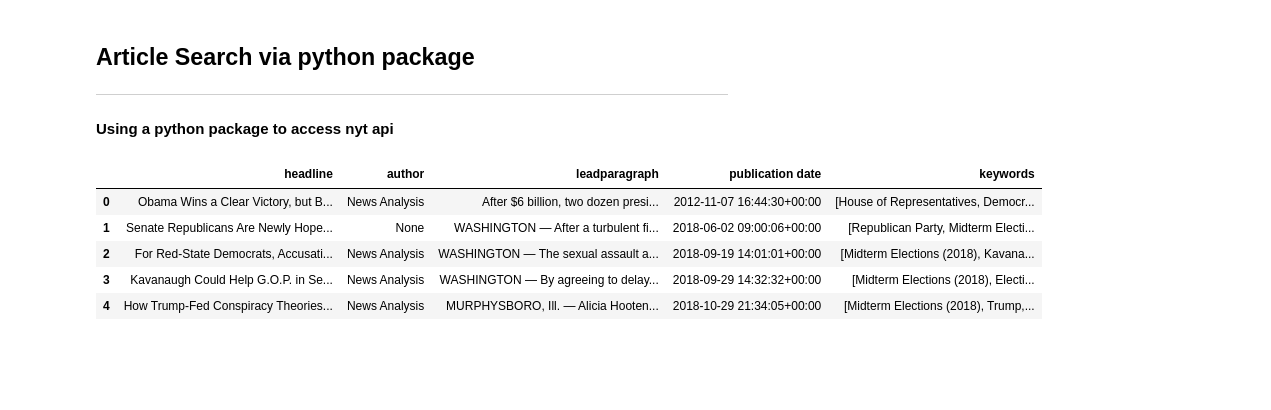
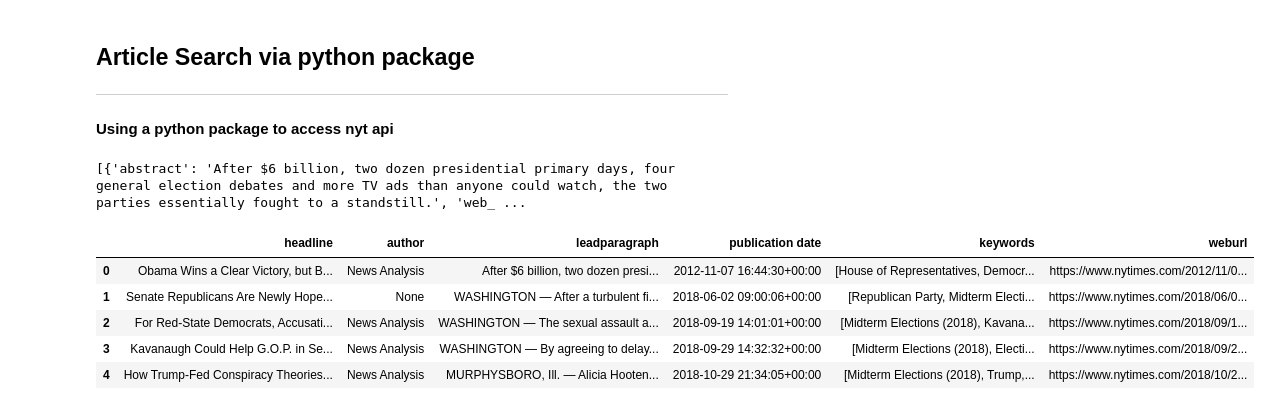
Before and after one commit to luistnrt/Natural-Language-Processing, a Jupyter notebook: nlp_article_archive.ipynb, the cells around one changed output. Saved outputs shown, nothing was run; the diff lists cells and outputs as text; code cells hidden in the pictures; blank space fills up the shorter version.

```diff
--- a/nlp_article_archive.ipynb
+++ b/nlp_article_archive.ipynb
@@ -131,9 +131,9 @@ articles = nyt.article_search(
         "sort": "oldest",
         "sources": [
             "New York Times",
-            #"AP",
-            #"Reuters",
-            #"International Herald Tribune"
+            "AP",
+            "Reuters",
+            "International Herald Tribune"
         ],
         "news_desk": [
             "Politics"
@@ -145,25 +145,28 @@ articles = nyt.article_search(
 )
 
 print(articles)
+# %% [output]
+[{'abstract': 'After $6 billion, two dozen presidential primary days, four general election debates and more TV ads than anyone could watch, the two parties essentially fought to a standstill.', 'web_ ...
 # %%
 # for each of the articles in the list, get the information that is stored in a nested dictionary:
 headline = map(lambda x: x["headline"]["main"], articles)
 author = map(lambda x: x["headline"]["kicker"], articles)
 leadparagraph = map(lambda x: x["lead_paragraph"], articles)
 pubdate = map(lambda x: x["pub_date"], articles)
+weburl = map(lambda x: x["web_url"],articles)
 
 # since keywords are a branch down in the nested dictionary, we need to add an additional for loop to collect all keywords:
 keywords = map(lambda x:list(i["value"] for i in x["keywords"]), articles)
 # %%
 import pandas as pd
 data={'headline': list(headline), 'author': list(author), 'leadparagraph':list(leadparagraph),
-     'publication date': list(pubdate), "keywords": list(keywords)}
+     'publication date': list(pubdate), "keywords": list(keywords),"weburl":list(weburl)}
 df = pd.DataFrame(data)
 df.head()
 # %% [output]
-|  | headline | author | leadparagraph | publication date | keywords |
-| 0 | Obama Wins a Clear Victory, but B... | News Analysis | After $6 billion, two dozen presi... | 2012-11-07 16:44:30+00:00 | [House of Representatives, Democr... |
-| 1 | Senate Republicans Are Newly Hope... | None | WASHINGTON — After a turbulent fi... | 2018-06-02 09:00:06+00:00 | [Republican Party, Midterm Electi... |
-| 2 | For Red-State Democrats, Accusati... | News Analysis | WASHINGTON — The sexual assault a... | 2018-09-19 14:01:01+00:00 | [Midterm Elections (2018), Kavana... |
-| 3 | Kavanaugh Could Help G.O.P. in Se... | News Analysis | WASHINGTON — By agreeing to delay... | 2018-09-29 14:32:32+00:00 | [Midterm Elections (2018), Electi... |
-| 4 | How Trump-Fed Conspiracy Theories... | News Analysis | MURPHYSBORO, Ill. — Alicia Hooten... | 2018-10-29 21:34:05+00:00 | [Midterm Elections (2018), Trump,... |
+|  | headline | author | leadparagraph | publication date | keywords | weburl |
+| 0 | Obama Wins a Clear Victory, but B... | News Analysis | After $6 billion, two dozen presi... | 2012-11-07 16:44:30+00:00 | [House of Representatives, Democr... | https://www.nytimes.com/2012/11/0... |
+| 1 | Senate Republicans Are Newly Hope... | None | WASHINGTON — After a turbulent fi... | 2018-06-02 09:00:06+00:00 | [Republican Party, Midterm Electi... | https://www.nytimes.com/2018/06/0... |
+| 2 | For Red-State Democrats, Accusati... | News Analysis | WASHINGTON — The sexual assault a... | 2018-09-19 14:01:01+00:00 | [Midterm Elections (2018), Kavana... | https://www.nytimes.com/2018/09/1... |
+| 3 | Kavanaugh Could Help G.O.P. in Se... | News Analysis | WASHINGTON — By agreeing to delay... | 2018-09-29 14:32:32+00:00 | [Midterm Elections (2018), Electi... | https://www.nytimes.com/2018/09/2... |
+| 4 | How Trump-Fed Conspiracy Theories... | News Analysis | MURPHYSBORO, Ill. — Alicia Hooten... | 2018-10-29 21:34:05+00:00 | [Midterm Elections (2018), Trump,... | https://www.nytimes.com/2018/10/2... |
```
Also changed, not shown: parts of 3 cells of this notebook, 1 other file.
